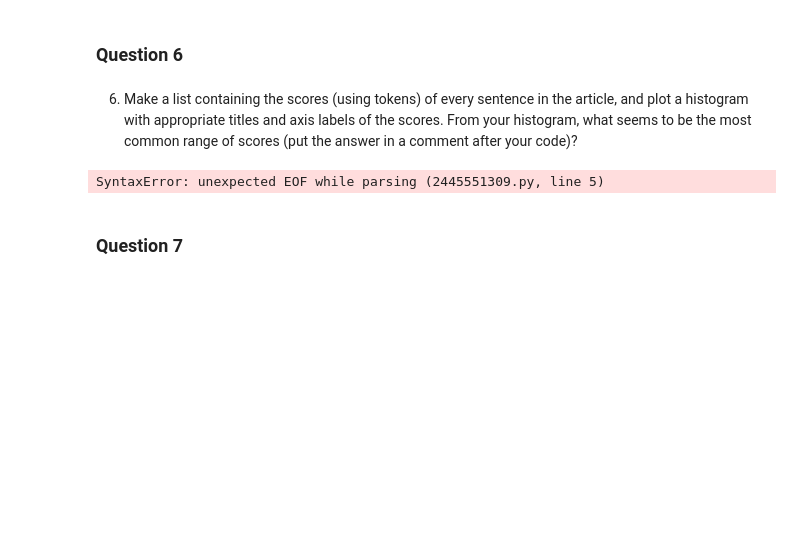
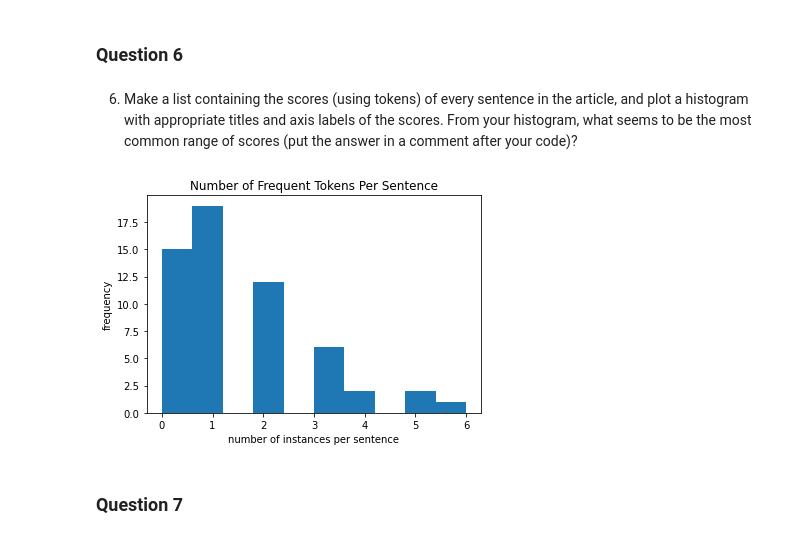
Before and after one commit to jkilchenmann/web-scraping, a Jupyter notebook: web-scraping.ipynb, the cells around one changed output. Drawn from its saved outputs; the diff is of its cells as text; code cells hidden in the pictures; blank space fills up the shorter version.

```diff
--- a/web-scraping.ipynb
+++ b/web-scraping.ipynb
@@ -149,14 +149,27 @@ Output: score_sentence_by_lemmas:  2 / 12 0.16666666666666666
 ### Question 6
 # %% [markdown]
 6. Make a list containing the scores (using tokens) of every sentence in the article, and plot a histogram with appropriate titles and axis labels of the scores. From your histogram, what seems to be the most common range of scores (put the answer in a comment after your code)?
-# %%
-token_list = list()
-
-for i in range(len(sentences)):
-
-     token_list.append(my_method(para1[i], param2)
-# %% [output]
-SyntaxError: unexpected EOF while parsing (2445551309.py, line 5)
+# %%
+token_list=list()
+sentences = list(doc.sents)
+for sentence in sentences:
+    count = 0
+    for token in sentence:
+        if token.lower_ in token_words:
+            count += 1
+    sent_str = str(sentence).replace('\n','').replace('  ',' ')
+    token_list.append(count)
+
+fig, ax = plt.subplots()
+ax.set_ylabel('frequency')
+ax.set_xlabel('number of instances per sentence')
+ax.set_title('Number of Frequent Tokens Per Sentence')
+plt.hist(token_list)
+plt.show()
+
+# The most common range is 0-1 frequent tokens per sentence.
+# %% [output]
+[figure, added]
 # %% [markdown]
 ### Question 7
 # %% [markdown]
```
Also changed, not shown: parts of 3 cells of this notebook.
